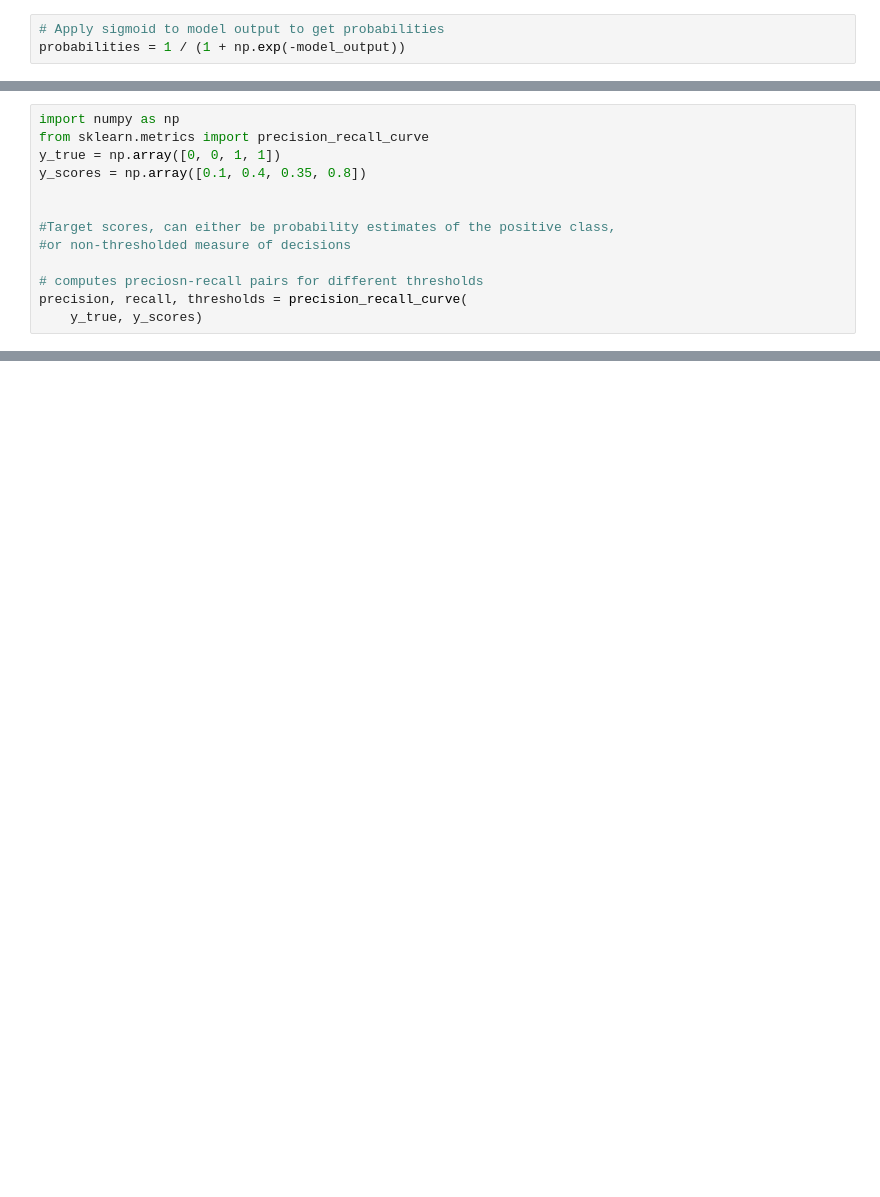
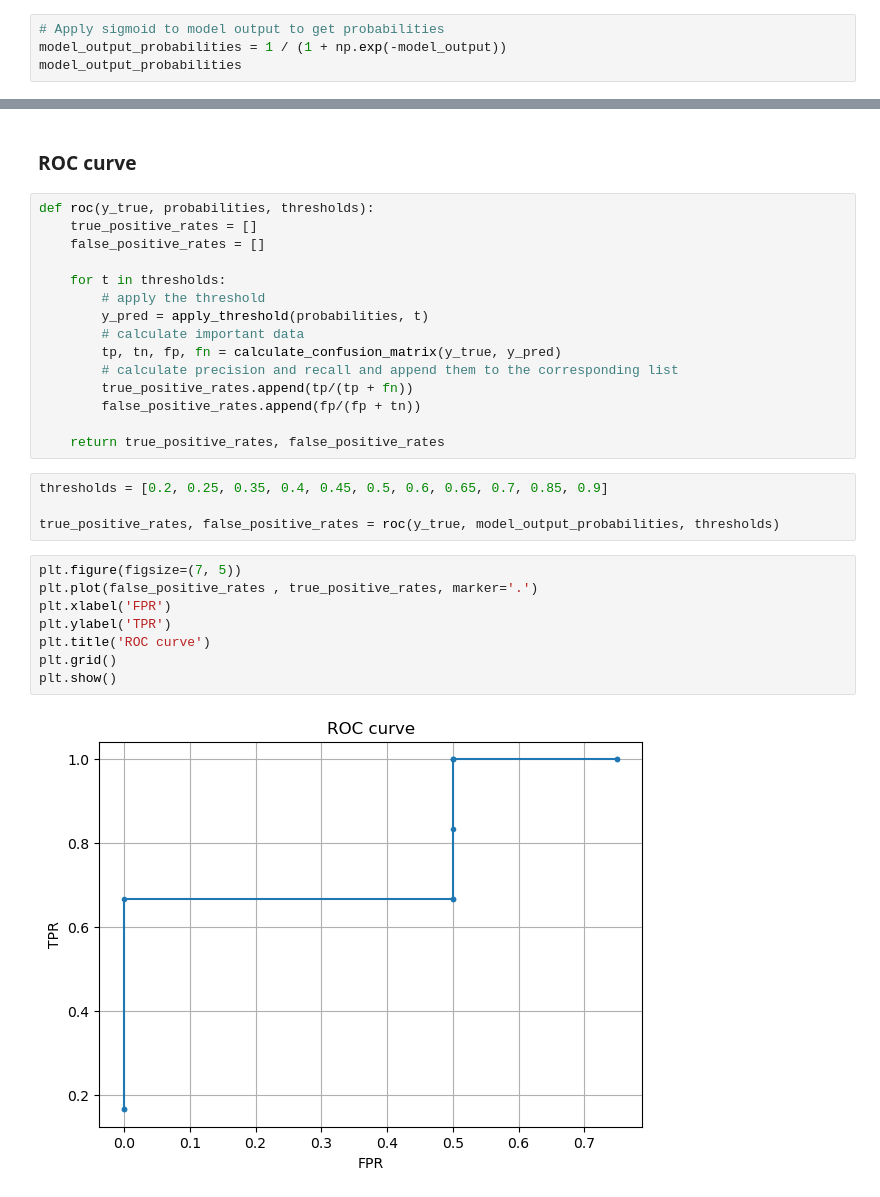
Before and after one commit to MNGARCIA085/AI-practical-guides, a Jupyter notebook: classification_metrics/Metrics.ipynb, the cells around one changed output, grey strips where cells are left out. Cells and saved outputs as stored; diff of their text form; blank space fills up the shorter version.

Commit message:
metrics

```diff
--- a/classification_metrics/Metrics.ipynb
+++ b/classification_metrics/Metrics.ipynb
@@ -26,3 +51,4 @@ model_output = np.array([-2.5, 1.5, 2.3, -0.8, 0.9, 0.7, 0.75, 0.2, -0.1])
 # %%
 # Apply sigmoid to model output to get probabilities
-probabilities = 1 / (1 + np.exp(-model_output))
+model_output_probabilities = 1 / (1 + np.exp(-model_output))
+model_output_probabilities
@@ -174,13 +87,0 @@ plt.show()
-# %%
-import numpy as np
-from sklearn.metrics import precision_recall_curve
-y_true = np.array([0, 0, 1, 1])
-y_scores = np.array([0.1, 0.4, 0.35, 0.8])
-
-
-#Target scores, can either be probability estimates of the positive class,
-#or non-thresholded measure of decisions
-
-# computes preciosn-recall pairs for different thresholds
-precision, recall, thresholds = precision_recall_curve(
-    y_true, y_scores)
@@ -399,0 +222,31 @@ F2-score (Macro-Average): 0.7693
+# %% [markdown]
+### ROC curve
+# %%
+def roc(y_true, probabilities, thresholds):
+    true_positive_rates = []
+    false_positive_rates = []
+
+    for t in thresholds:
+        # apply the threshold
+        y_pred = apply_threshold(probabilities, t)
+        # calculate important data
+        tp, tn, fp, fn = calculate_confusion_matrix(y_true, y_pred)
+        # calculate precision and recall and append them to the corresponding list
+        true_positive_rates.append(tp/(tp + fn))
+        false_positive_rates.append(fp/(fp + tn))
+
+    return true_positive_rates, false_positive_rates
+# %%
+thresholds = [0.2, 0.25, 0.35, 0.4, 0.45, 0.5, 0.6, 0.65, 0.7, 0.85, 0.9]
+
+true_positive_rates, false_positive_rates = roc(y_true, model_output_probabilities, thresholds)
+# %%
+plt.figure(figsize=(7, 5))
+plt.plot(false_positive_rates , true_positive_rates, marker='.')
+plt.xlabel('FPR')
+plt.ylabel('TPR')
+plt.title('ROC curve')
+plt.grid()
+plt.show()
+# %% [output]
+[figure, added]
```
Also changed, not shown: parts of 77 cells of this notebook.
